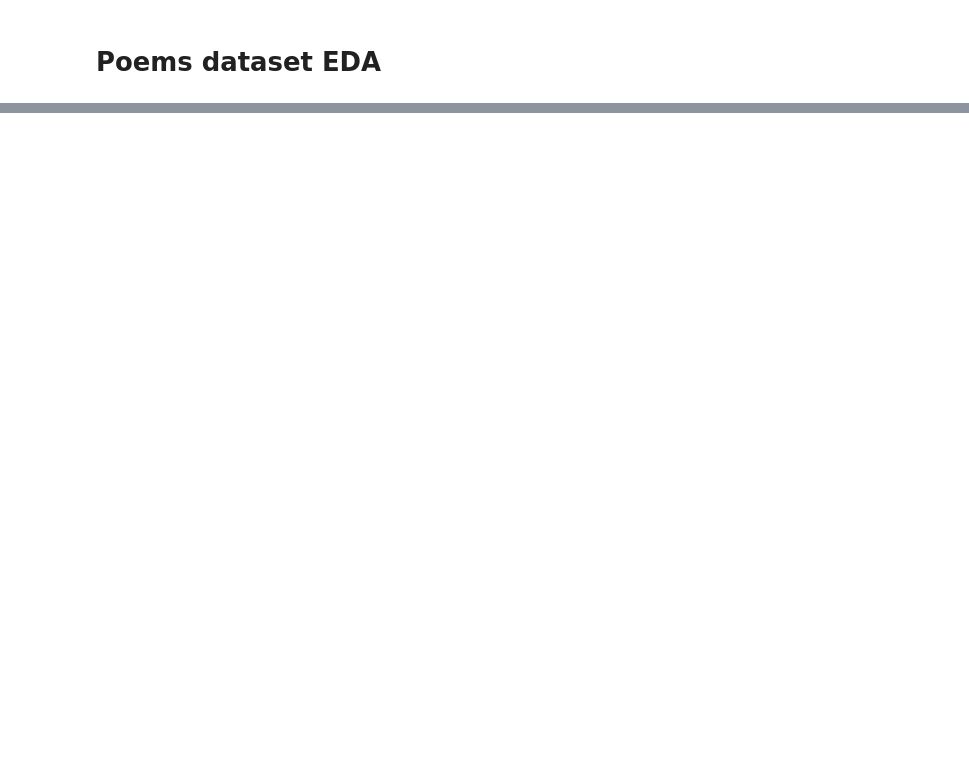
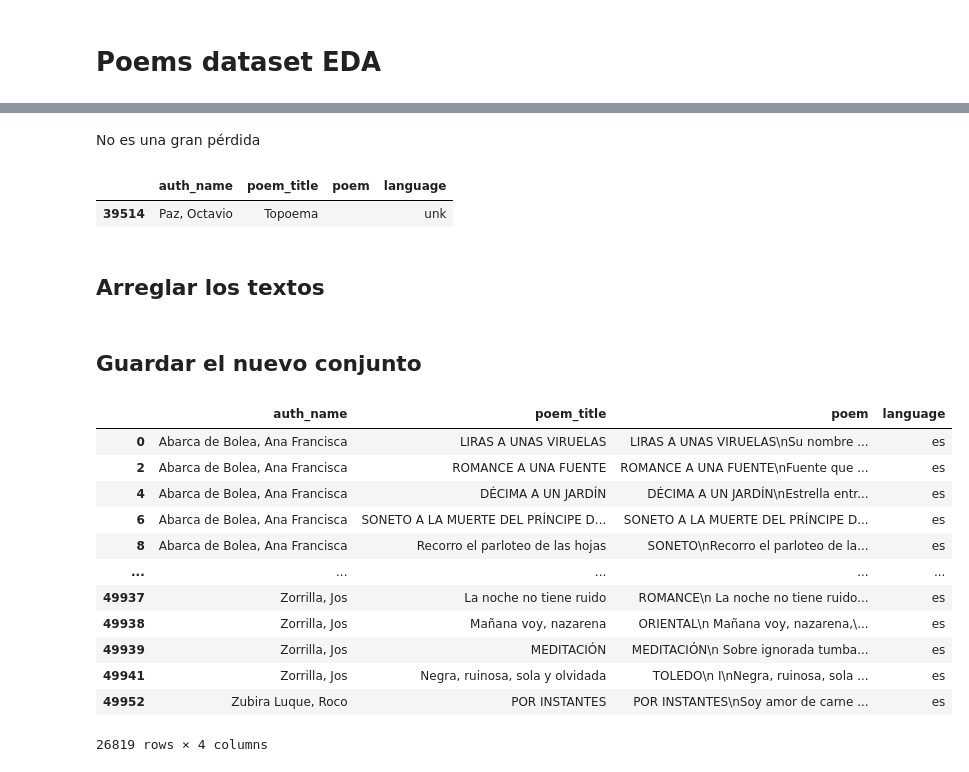
Before and after one commit to DavidLeirado/AiLan-P0e-m, a Jupyter notebook: notebooks/data_exploration.ipynb, the cells around one changed output, grey strips where cells are left out. Drawn from its saved outputs; the diff is of its cells as text; code cells hidden in the pictures; blank space fills up the shorter version.

```diff
--- a/notebooks/data_exploration.ipynb
+++ b/notebooks/data_exploration.ipynb
@@ -28,0 +218,28 @@ df.index
+# %% [markdown]
+No es una gran pérdida
+# %%
+df[df["language"]=="unk"]
+# %% [output]
+|  | auth_name | poem_title | poem | language |
+| 39514 | Paz, Octavio | Topoema |  | unk |
+# %%
+indexes = df[df["language"] != "es"].index
+# %%
+df.drop(indexes, axis=0, inplace=True)
+# %% [markdown]
+## Arreglar los textos
+# %%
+def clean_texts(text, df):
+    title= df[df["poem"]==text].iloc[0]["poem_title"]
+    text.replace(title, "", 1)
+    text = re.sub(r" (?=[MDCLXVI])M*(C[MD]|D?C{0,3})(X[CL]|L?X{0,3})(I[XV]|V?I{0,3}) ", " ", text)
+    text = re.sub(r"\n", "<SALTO>", text)
+    text = re.sub(r"\s+", " ", text)
+    text = re.sub(r"\t", "", text)
+    text = re.sub(r"<SALTO>", "\n", text)
+    text = text.strip()
+    return text
+# %%
+df["poem"] = df["poem"].apply(lambda x: clean_texts(x, df))
+# %% [markdown]
+## Guardar el nuevo conjunto
@@ -28,0 +264,16 @@ df.index
+# %%
+df
+# %% [output]
+|  | auth_name | poem_title | poem | language |
+| 0 | Abarca de Bolea, Ana Francisca | LIRAS A UNAS VIRUELAS | LIRAS A UNAS VIRUELAS\nSu nombre ... | es |
+| 2 | Abarca de Bolea, Ana Francisca | ROMANCE A UNA FUENTE | ROMANCE A UNA FUENTE\nFuente que ... | es |
+| 4 | Abarca de Bolea, Ana Francisca | DÉCIMA A UN JARDÍN | DÉCIMA A UN JARDÍN\nEstrella entr... | es |
+| 6 | Abarca de Bolea, Ana Francisca | SONETO A LA MUERTE DEL PRÍNCIPE D... | SONETO A LA MUERTE DEL PRÍNCIPE D... | es |
+| 8 | Abarca de Bolea, Ana Francisca | Recorro el parloteo de las hojas | SONETO\nRecorro el parloteo de la... | es |
+| ... | ... | ... | ... | ... |
+| 49937 | Zorrilla, Jos | La noche no tiene ruido | ROMANCE\n La noche no tiene ruido... | es |
+| 49938 | Zorrilla, Jos | Mañana voy, nazarena | ORIENTAL\n Mañana voy, nazarena,\... | es |
+| 49939 | Zorrilla, Jos | MEDITACIÓN | MEDITACIÓN\n Sobre ignorada tumba... | es |
+| 49941 | Zorrilla, Jos | Negra, ruinosa, sola y olvidada | TOLEDO\n I\nNegra, ruinosa, sola ... | es |
+| 49952 | Zubira Luque, Roco | POR INSTANTES | POR INSTANTES\nSoy amor de carne ... | es |
+26819 rows × 4 columns
```
Also changed, not shown: parts of 28 cells of this notebook.
